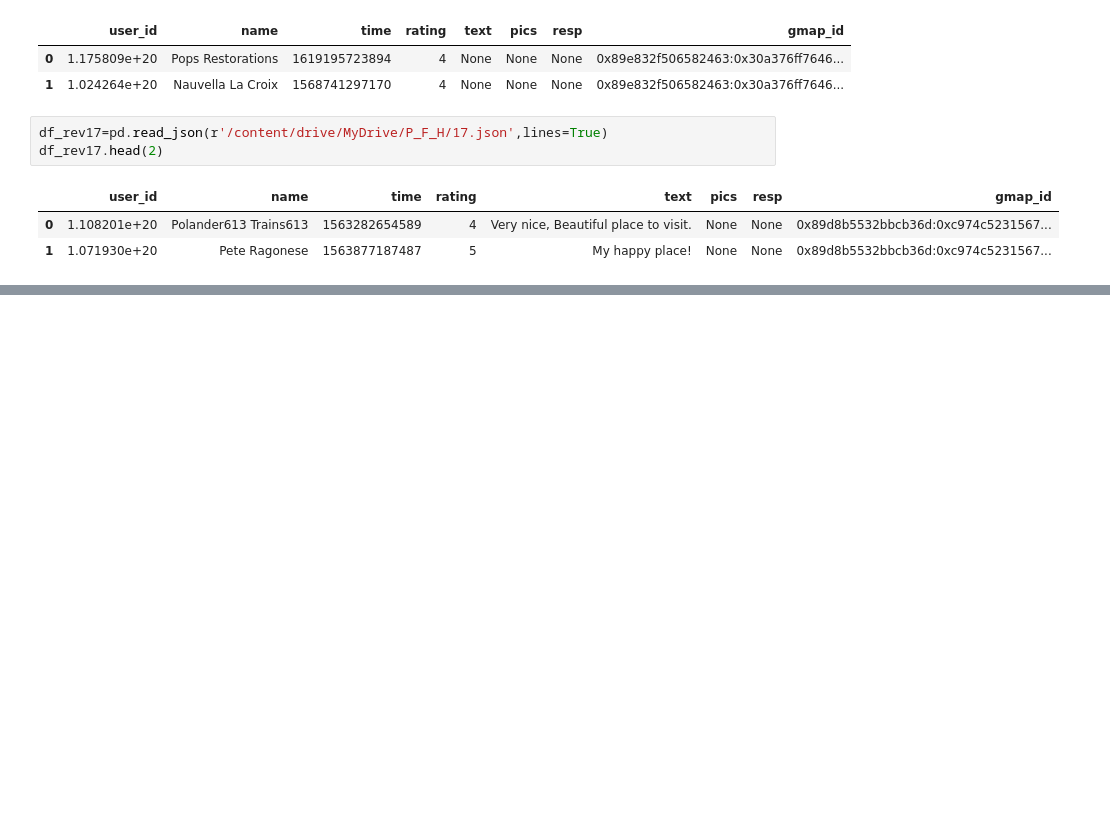
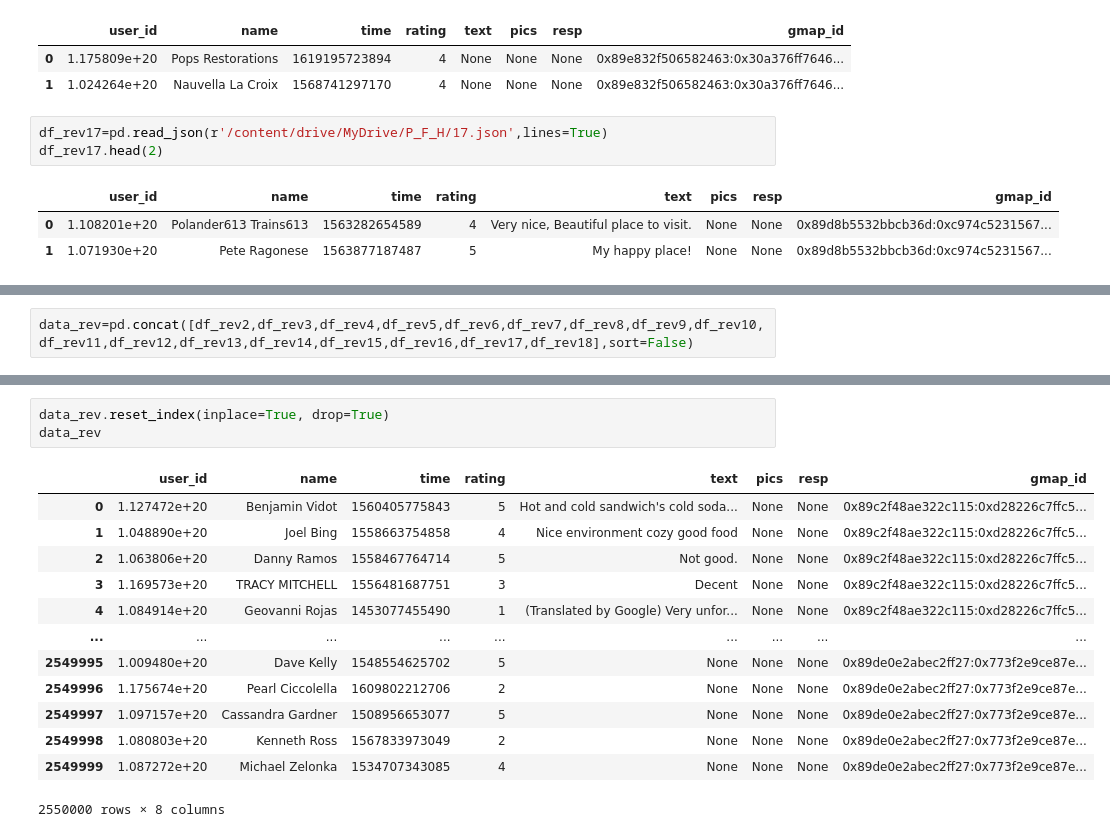
Before and after one commit to Datalogia/PG_12, a Jupyter notebook: Etl_rev_NewY.ipynb, the cells around one changed output, grey strips where cells are left out. Saved outputs shown, nothing was run; the diff lists cells and outputs as text; blank space fills up the shorter version.

```diff
--- a/Etl_rev_NewY.ipynb
+++ b/Etl_rev_NewY.ipynb
@@ -128,0 +150,2 @@ df_rev18.head(2)
+# %%
+data_rev=pd.concat([df_rev2,df_rev3,df_rev4,df_rev5,df_rev6,df_rev7,df_rev8,df_rev9,df_rev10,df_rev11,df_rev12,df_rev13,df_rev14,df_rev15,df_rev16,df_rev17,df_rev18],sort=False)
@@ -128,0 +170,17 @@ df_rev18.head(2)
+# %%
+data_rev.reset_index(inplace=True, drop=True)
+data_rev
+# %% [output]
+|  | user_id | name | time | rating | text | pics | resp | gmap_id |
+| 0 | 1.127472e+20 | Benjamin Vidot | 1560405775843 | 5 | Hot and cold sandwich's cold soda... | None | None | 0x89c2f48ae322c115:0xd28226c7ffc5... |
+| 1 | 1.048890e+20 | Joel Bing | 1558663754858 | 4 | Nice environment cozy good food | None | None | 0x89c2f48ae322c115:0xd28226c7ffc5... |
+| 2 | 1.063806e+20 | Danny Ramos | 1558467764714 | 5 | Not good. | None | None | 0x89c2f48ae322c115:0xd28226c7ffc5... |
+| 3 | 1.169573e+20 | TRACY MITCHELL | 1556481687751 | 3 | Decent | None | None | 0x89c2f48ae322c115:0xd28226c7ffc5... |
+| 4 | 1.084914e+20 | Geovanni Rojas | 1453077455490 | 1 | (Translated by Google) Very unfor... | None | None | 0x89c2f48ae322c115:0xd28226c7ffc5... |
+| ... | ... | ... | ... | ... | ... | ... | ... | ... |
+| 2549995 | 1.009480e+20 | Dave Kelly | 1548554625702 | 5 | None | None | None | 0x89de0e2abec2ff27:0x773f2e9ce87e... |
+| 2549996 | 1.175674e+20 | Pearl Ciccolella | 1609802212706 | 2 | None | None | None | 0x89de0e2abec2ff27:0x773f2e9ce87e... |
+| 2549997 | 1.097157e+20 | Cassandra Gardner | 1508956653077 | 5 | None | None | None | 0x89de0e2abec2ff27:0x773f2e9ce87e... |
+| 2549998 | 1.080803e+20 | Kenneth Ross | 1567833973049 | 2 | None | None | None | 0x89de0e2abec2ff27:0x773f2e9ce87e... |
+| 2549999 | 1.087272e+20 | Michael Zelonka | 1534707343085 | 4 | None | None | None | 0x89de0e2abec2ff27:0x773f2e9ce87e... |
+2550000 rows × 8 columns
```
Also changed, not shown: parts of 13 cells of this notebook, 1 other file.
